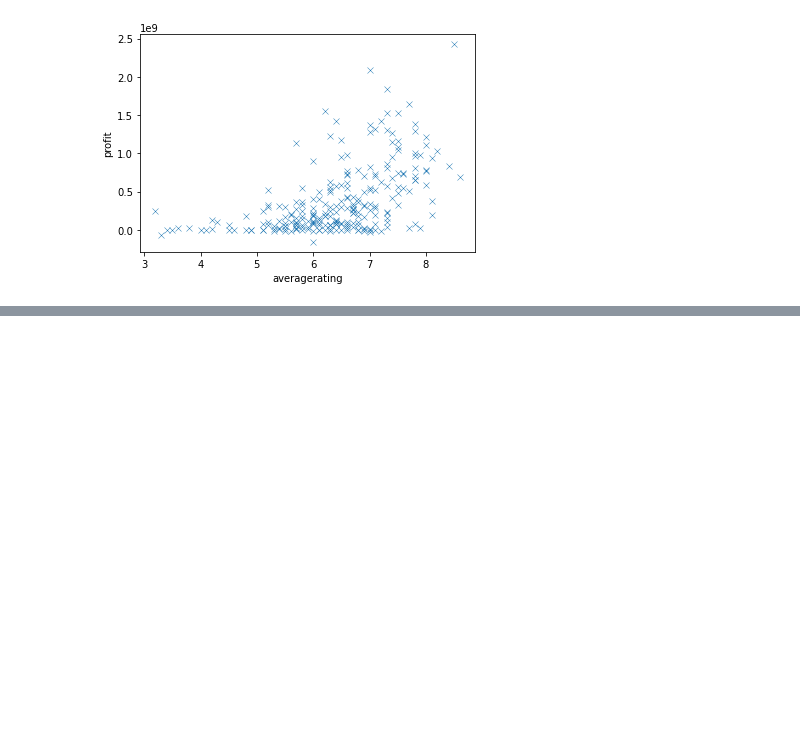
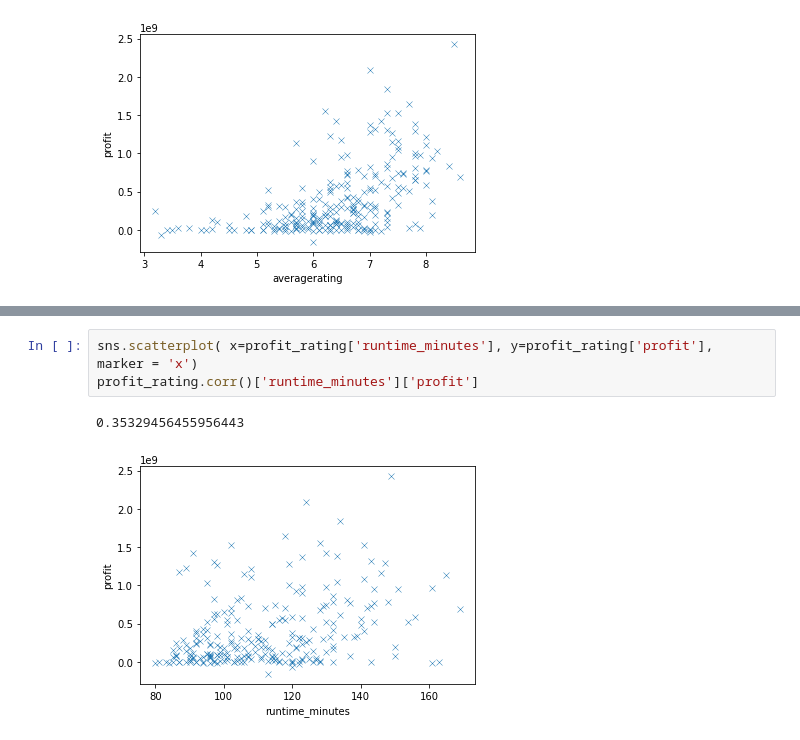
Before and after one commit to alexanderdaffara/Movies_Insights_EDA, a Jupyter notebook: utku.ipynb, the cells around one changed output, grey strips where cells are left out. Drawn from its saved outputs; the diff is of its cells as text; blank space fills up the shorter version.

```diff
--- a/utku.ipynb
+++ b/utku.ipynb
@@ -463,0 +465,6 @@ profit_rating.corr()['averagerating']['profit']
+# %%
+sns.scatterplot( x=profit_rating['runtime_minutes'], y=profit_rating['profit'], marker = 'x')
+profit_rating.corr()['runtime_minutes']['profit']
+# %% [output]
+0.35329456455956443
+[figure, added]
```
Also changed, not shown: parts of 33 cells of this notebook.
